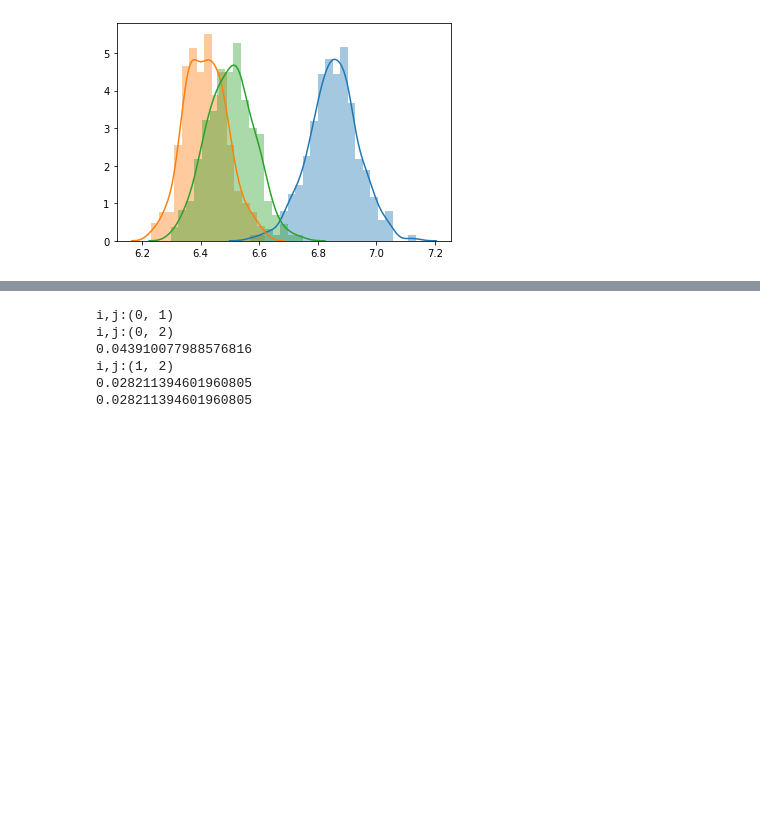
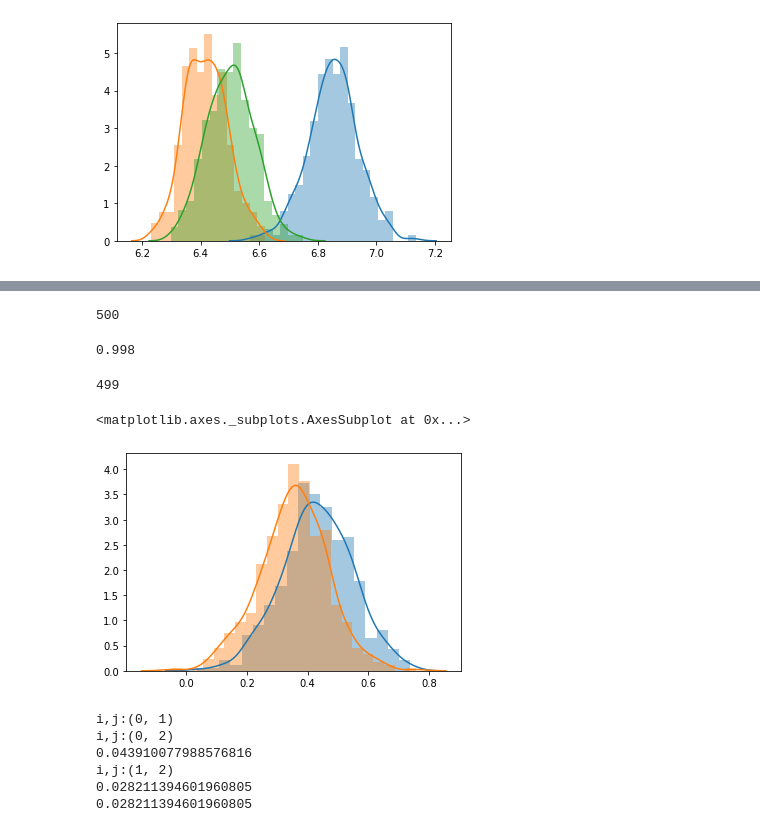
Before and after one commit to csong21/bvf, a Jupyter notebook: debug.ipynb, the cells around one changed output, grey strips where cells are left out. Drawn from its saved outputs; the diff is of its cells as text; code cells hidden in the pictures; blank space fills up the shorter version.

```diff
--- a/debug.ipynb
+++ b/debug.ipynb
@@ -37,6 +37,6 @@ results = []
 for bucket in unique_buckets:
     bucket_df = subxp.loc[subxp["bucket"] == bucket]
     res = boop._generate_posterior_distribution(bucket_df)
-    results.append(res)
+    results.append((bucket, res))
 # %%
 n = len(results)
@@ -101,3 +161,31 @@ losses
+# %%
+buckets, res_lists = zip(*results)
+bucket_a = buckets[0]
+bucket_b = buckets[1]
+bucket_c = buckets[2]
+a = res_lists[0]
+b = res_lists[1]
+c = res_lists[2]
+diff_ab= a -b
+diff_ac= a -c
+# %%
+np.sum(diff_ab > 0)
+# %% [output]
+500
+# %%
+np.sum(diff_ac > 0)/len(diff_ac)
+# %% [output]
+0.998
+# %%
+np.sum((diff_ac > 0) & (diff_ab > 0))
+# %% [output]
+499
+# %%
+sns.distplot(diff_ab)
+sns.distplot(diff_ac)
+# %% [output]
+<matplotlib.axes._subplots.AxesSubplot at 0x...>
+[figure, added]
 # %%
 losses = []
 # %%
```
Also changed, not shown: parts of 8 cells of this notebook, 1 other file.
